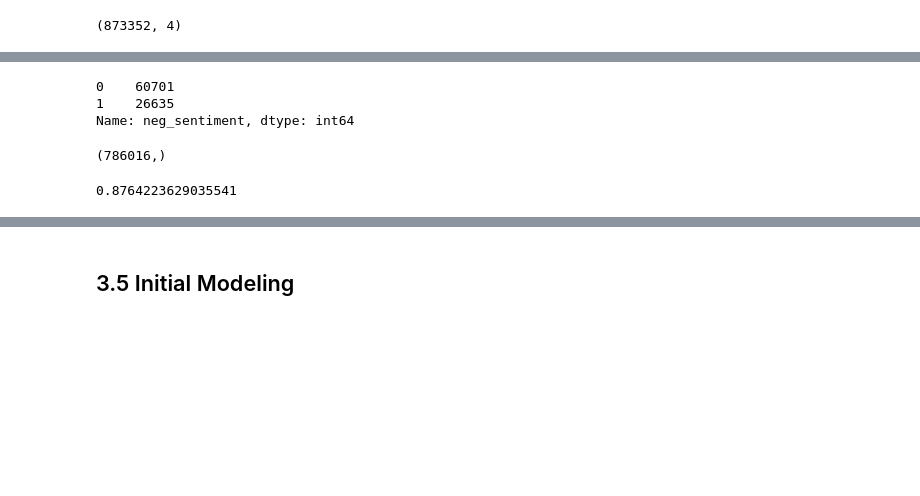
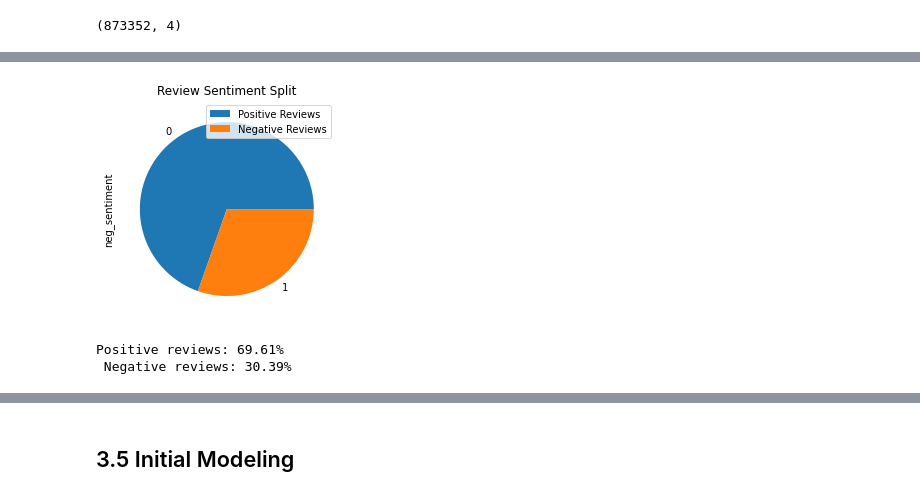
Before and after one commit to josephplpriest/springboard, a Jupyter notebook: capstone_projects/capstone_2/notebooks/03_Preprocessing_and_Training.ipynb, the cells around one changed output, grey strips where cells are left out. Cells and saved outputs as stored; diff of their text form; code cells hidden in the pictures; blank space fills up the shorter version.

```diff
--- a/capstone_projects/capstone_2/notebooks/03_Preprocessing_and_Training.ipynb
+++ b/capstone_projects/capstone_2/notebooks/03_Preprocessing_and_Training.ipynb
@@ -126,6 +155,6 @@ Name: neg_sentiment, dtype: int64
 # %%
-y_test.value_counts()
+plot_sentiment_split(y_test)
 # %% [output]
+[figure, added]
-0    60701
-1    26635
-Name: neg_sentiment, dtype: int64
+Positive reviews: 69.61%
+ Negative reviews: 30.39%
@@ -136,8 +160,0 @@ y_pred = clf.predict(X_train)
-# %%
-(y_pred == y_train).shape
-# %% [output]
-(786016,)
-# %%
-688882/786016
-# %% [output]
-0.8764223629035541
```
Also changed, not shown: parts of 36 cells of this notebook.
